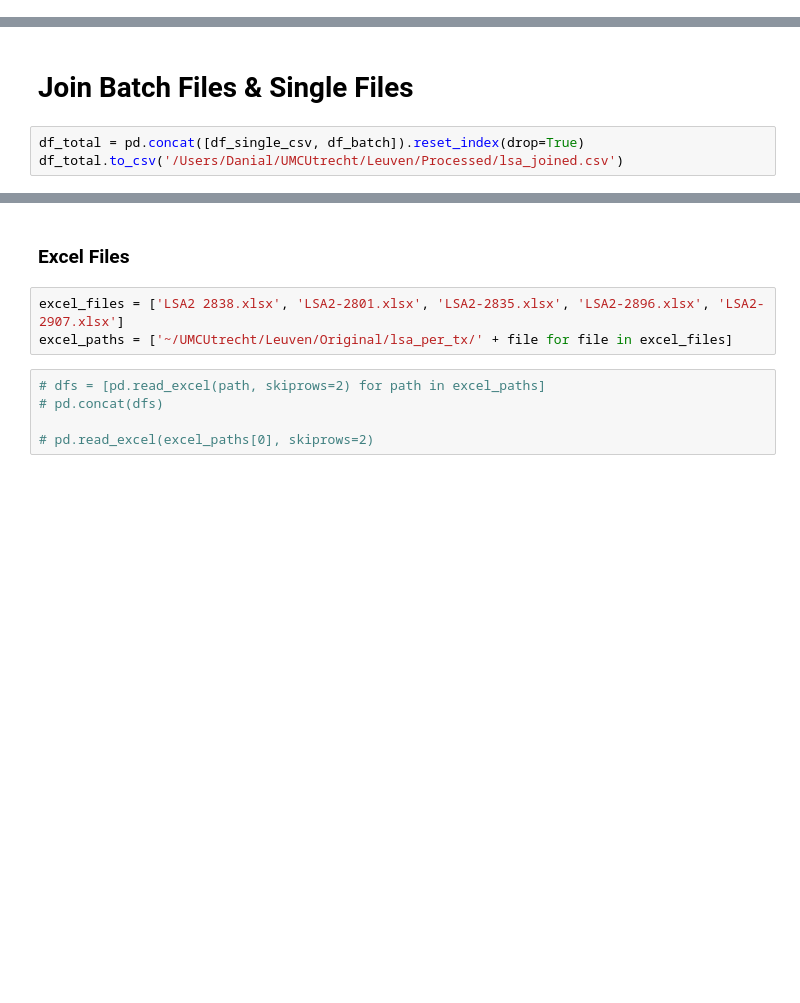
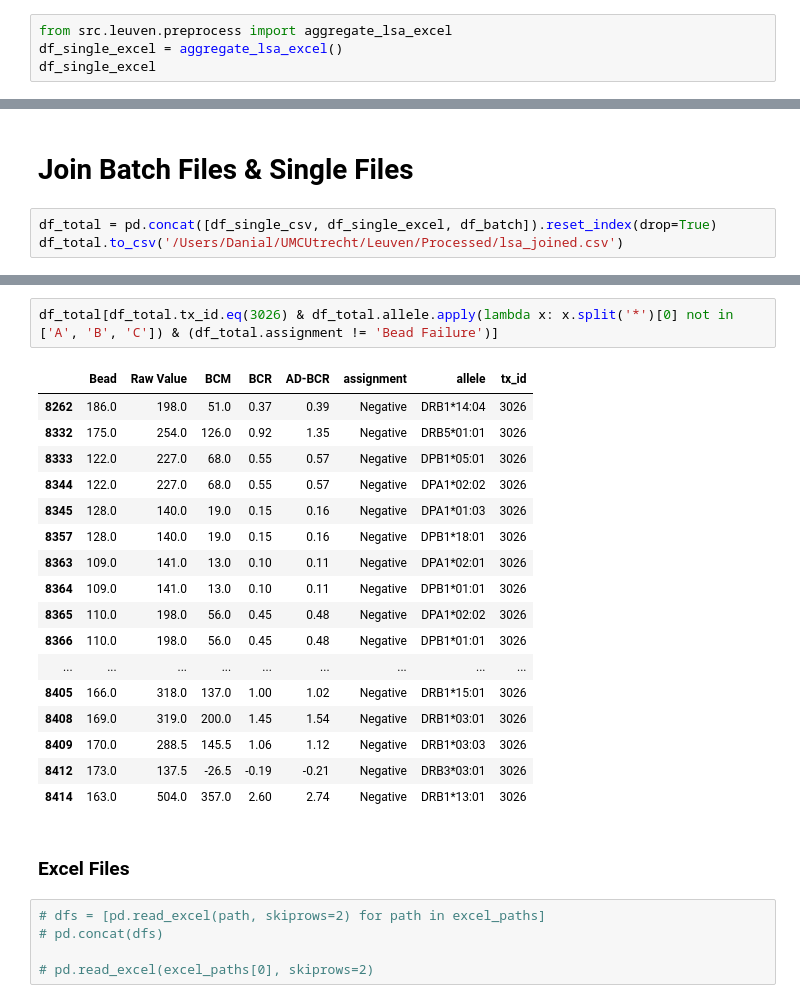
Before and after one commit to umcu-stride/desa_paper, a Jupyter notebook: Notebooks/Luven Data/lsa_data_preparation.ipynb, the cells around one changed output, grey strips where cells are left out. Drawn from its saved outputs; the diff is of its cells as text; blank space fills up the shorter version.

```diff
--- a/Notebooks/Luven Data/lsa_data_preparation.ipynb
+++ b/Notebooks/Luven Data/lsa_data_preparation.ipynb
@@ -112,0 +108,4 @@ df_single_csv = (
+# %%
+from src.leuven.preprocess import aggregate_lsa_excel
+df_single_excel = aggregate_lsa_excel()
+df_single_excel
@@ -113,7 +131,7 @@ df_single_csv = (
 # %% [markdown]
 # Join Batch Files & Single Files
 # %%
-df_total = pd.concat([df_single_csv, df_batch]).reset_index(drop=True)
+df_total = pd.concat([df_single_csv, df_single_excel, df_batch]).reset_index(drop=True)
 df_total.to_csv('/Users/Danial/UMCUtrecht/Leuven/Processed/lsa_joined.csv')
 # %%
 lsa_ids = df_total.tx_id.unique()
@@ -139,8 +188,25 @@ df_total
+# %%
+df_total[df_total.tx_id.eq(3026) & df_total.allele.apply(lambda x: x.split('*')[0] not in ['A', 'B', 'C']) & (df_total.assignment != 'Bead Failure')]
+# %% [output]
+|  | Bead | Raw Value | BCM | BCR | AD-BCR | assignment | allele | tx_id |
+| 8262 | 186.0 | 198.0 | 51.0 | 0.37 | 0.39 | Negative | DRB1*14:04 | 3026 |
+| 8332 | 175.0 | 254.0 | 126.0 | 0.92 | 1.35 | Negative | DRB5*01:01 | 3026 |
+| 8333 | 122.0 | 227.0 | 68.0 | 0.55 | 0.57 | Negative | DPB1*05:01 | 3026 |
+| 8344 | 122.0 | 227.0 | 68.0 | 0.55 | 0.57 | Negative | DPA1*02:02 | 3026 |
+| 8345 | 128.0 | 140.0 | 19.0 | 0.15 | 0.16 | Negative | DPA1*01:03 | 3026 |
+| 8357 | 128.0 | 140.0 | 19.0 | 0.15 | 0.16 | Negative | DPB1*18:01 | 3026 |
+| 8363 | 109.0 | 141.0 | 13.0 | 0.10 | 0.11 | Negative | DPA1*02:01 | 3026 |
+| 8364 | 109.0 | 141.0 | 13.0 | 0.10 | 0.11 | Negative | DPB1*01:01 | 3026 |
+| 8365 | 110.0 | 198.0 | 56.0 | 0.45 | 0.48 | Negative | DPA1*02:02 | 3026 |
+| 8366 | 110.0 | 198.0 | 56.0 | 0.45 | 0.48 | Negative | DPB1*01:01 | 3026 |
+| ... | ... | ... | ... | ... | ... | ... | ... | ... |
+| 8405 | 166.0 | 318.0 | 137.0 | 1.00 | 1.02 | Negative | DRB1*15:01 | 3026 |
+| 8408 | 169.0 | 319.0 | 200.0 | 1.45 | 1.54 | Negative | DRB1*03:01 | 3026 |
+| 8409 | 170.0 | 288.5 | 145.5 | 1.06 | 1.12 | Negative | DRB1*03:03 | 3026 |
+| 8412 | 173.0 | 137.5 | -26.5 | -0.19 | -0.21 | Negative | DRB3*03:01 | 3026 |
+| 8414 | 163.0 | 504.0 | 357.0 | 2.60 | 2.74 | Negative | DRB1*13:01 | 3026 |
 # %% [markdown]
 ### Excel Files
-# %%
-excel_files = ['LSA2 2838.xlsx', 'LSA2-2801.xlsx', 'LSA2-2835.xlsx', 'LSA2-2896.xlsx', 'LSA2-2907.xlsx']
-excel_paths = ['~/UMCUtrecht/Leuven/Original/lsa_per_tx/' + file for file in excel_files]
 # %%
 # dfs = [pd.read_excel(path, skiprows=2) for path in excel_paths]
 # pd.concat(dfs)
```
Also changed, not shown: parts of 22 cells of this notebook, 20 other files.
